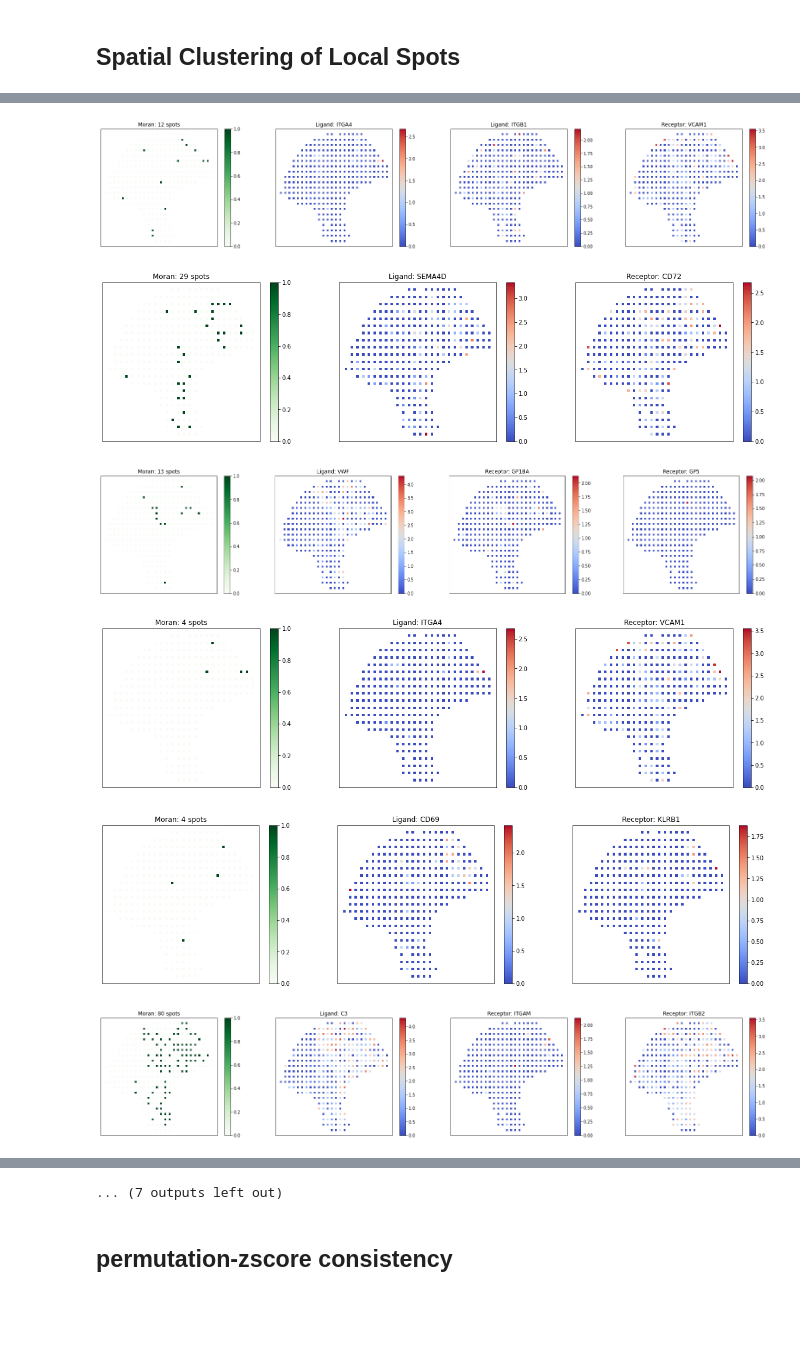
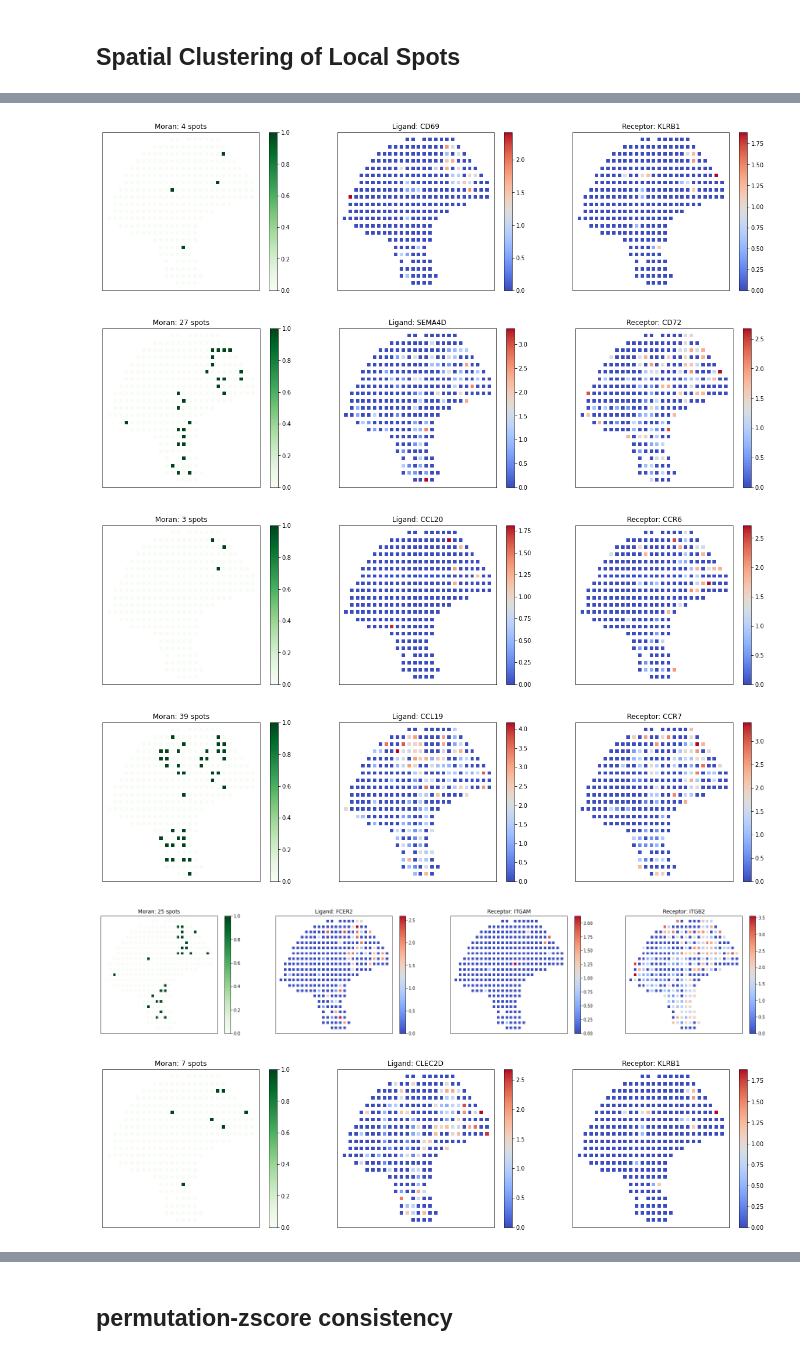
Before and after one commit to StatBiomed/SpatialDM, a Jupyter notebook: tutorial/melanoma.ipynb, the cells around one changed output, grey strips where cells are left out. Drawn from its saved outputs; the diff is of its cells as text; code cells hidden in the pictures; blank space fills up the shorter version.

```diff
--- a/tutorial/melanoma.ipynb
+++ b/tutorial/melanoma.ipynb
@@ -153,10 +200,10 @@ dot_path(my_sample, 2)
 # %%
 # visualize pattern 2 pairs
-plot_pairs(my_sample, dic['Pattern_2'])
+plot_pairs(my_sample, dic['Pattern_0'], pdf='P0pairs', markersize=35)
 # %% [output]
-[figure, old version]
+[figure, new version]
-[figure, old version]
+[figure, new version]
-[figure, old version]
+[figure, new version]
-[figure, old version]
+[figure, new version]
-[figure, old version]
+[figure, new version]
-[figure, old version]
+[figure, new version]
@@ -169,3 +216,2 @@ plot_pairs(my_sample, dic['Pattern_2'])
-... (7 outputs left out)
 # %% [markdown]
 ## permutation-zscore consistency
```
Also changed, not shown: parts of 33 cells of this notebook.
